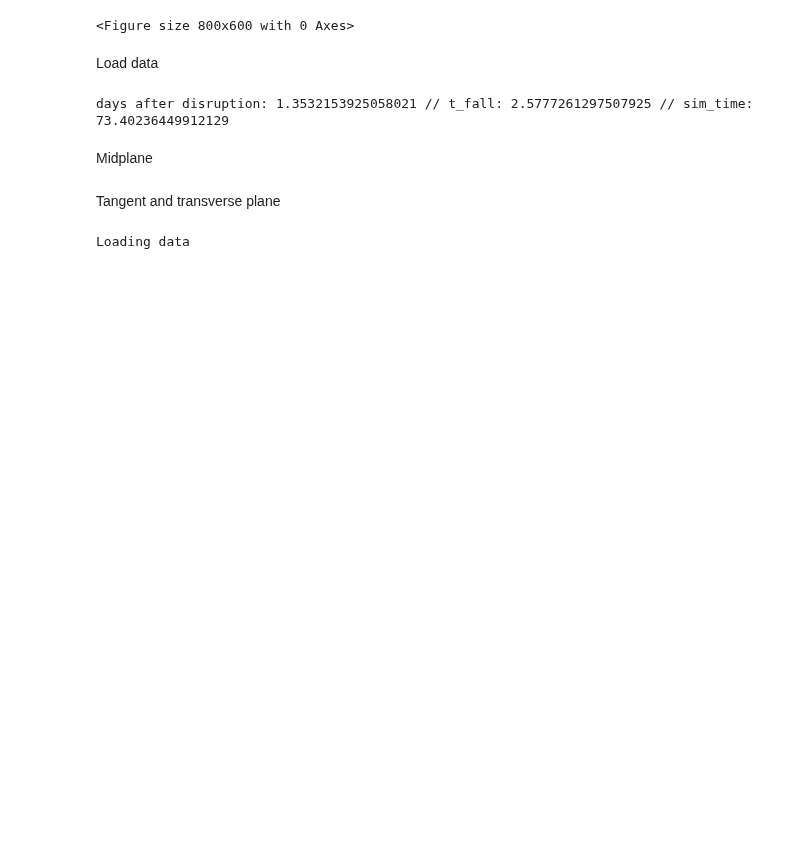
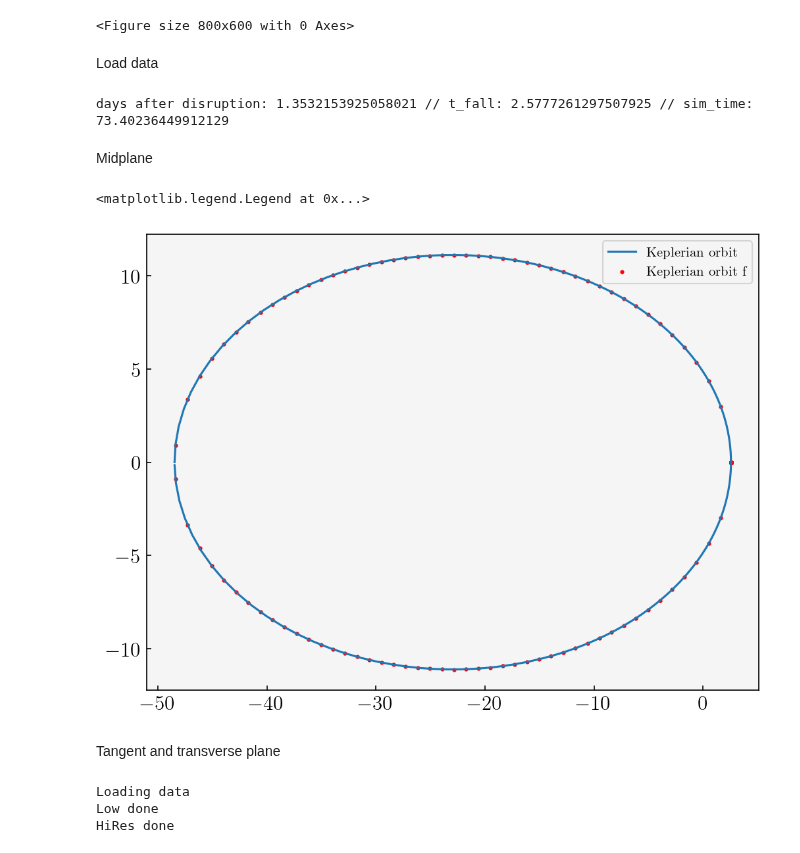
Before and after one commit to rich-tde/tde_wind, a Jupyter notebook: plot_convergence.ipynb, the cells around one changed output. Cells and saved outputs as stored; diff of their text form; code cells hidden in the pictures; blank space fills up the shorter version.

Commit message:
convergence plot for the new maxima points

```diff
--- a/plot_convergence.ipynb
+++ b/plot_convergence.ipynb
@@ -110,36 +115,54 @@ X_midplane1, Y_midplane1, Z_midplane1, dim_midplane1, Mass_midplane1, Den_midpla
 midplane2 = np.abs(data2.Z) < dim_cell2
 X_midplane2, Y_midplane2, Z_midplane2, dim_midplane2, Mass_midplane2, Den_midplane2 = \
     sec.make_slices([data2.X, data2.Y, data2.Z, dim_cell2, data2.Mass, data2.Den], midplane2)
+# %%
+radius_test = np.arange(-2*apo, 2*apo)
+ecc = 0.9
+a = 2*Rt
+f = np.arccos(a*(1-ecc**2)/(radius_test*ecc) - 1/ecc)
+f = np.nan_to_num(f)
+f = np.concatenate((-f,f))
+f_fin = -f
+r_kep_f = orb.keplerian_orbit(f_fin, a, Rp, ecc)
+x_kep_f, y_kep_f = from_cylindric(f_fin, r_kep_f)
+
+r_kep = orb.keplerian_orbit(theta_arr, a, Rp, ecc)
+x_kep, y_kep = from_cylindric(theta_arr, r_kep)
+
+plt.plot(x_kep, y_kep, label = 'Keplerian orbit')
+plt.scatter(x_kep_f, y_kep_f, s= 4, c = 'r', label = 'Keplerian orbit f')
+plt.legend()
+# %% [output]
+<matplotlib.legend.Legend at 0x...>
+[figure, added]
 # %% [markdown]
 Tangent and transverse plane
 # %%
-theta_lim = np.pi#3*np.pi/4
-step = 0.02
-theta_params = [-theta_lim, theta_lim, step]
-theta_arr = np.arange(*theta_params)
-
 # check if the file with the data exist and load it
 try:
+    streamLow = np.load(f'data/{folder}/stream_{check}_{step}.npy')
     print('Loading data')
-    streamLow = np.load(f'data/{folder}/stream_{check}.npy')
     x_orbit, y_orbit, z_orbit = streamLow[0], streamLow[1], streamLow[2]
-    streamMiddle = np.load(f'data/{folder}/stream_{check1}.npy')
+    streamMiddle = np.load(f'data/{folder}/stream_{check1}_{step}.npy')
     x_orbit1, y_orbit1, z_orbit1 = streamMiddle[0], streamMiddle[1], streamMiddle[2]
-    streamRes20 = np.load(f'data/{folder}/stream_{check2}.npy')
+    streamRes20 = np.load(f'data/{folder}/stream_{check2}_{step}.npy')
     x_orbit2, y_orbit2, z_orbit2 = streamRes20[0], streamRes20[1], streamRes20[2]
 # otherwise compute it
 except:
+    print('Computing data')
     x_orbit, y_orbit, z_orbit = orb.find_transverse_maximum(data.X, data.Y, data.Z, dim_cell, data.Den, theta_arr, Rt)
     print('Low done')
     x_orbit1, y_orbit1, z_orbit1 = orb.find_transverse_maximum(data1.X, data1.Y, data1.Z, dim_cell1, data1.Den, theta_arr, Rt)
     print('HiRes done')
     x_orbit2, y_orbit2, z_orbit2 = orb.find_transverse_maximum(data2.X, data2.Y, data2.Z, dim_cell2, data2.Den, theta_arr, Rt)
     # save all above date of orbits on a single file
-    np.save(f'data/{folder}/stream_{check}', [x_orbit, y_orbit, z_orbit])
-    np.save(f'data/{folder}/stream_{check1}', [x_orbit1, y_orbit1, z_orbit1])
-    np.save(f'data/{folder}/stream_{check2}', [x_orbit2, y_orbit2, z_orbit2])
+    np.save(f'data/{folder}/stream_{check}_{step}', [x_orbit, y_orbit, z_orbit])
+    np.save(f'data/{folder}/stream_{check1}_{step}', [x_orbit1, y_orbit1, z_orbit1])
+    np.save(f'data/{folder}/stream_{check2}_{step}', [x_orbit2, y_orbit2, z_orbit2])
 # %% [output]
 Loading data
+Low done
+HiRes done
 # %%
 # Check the transverse and radial max
 # vmaxrho = 5e-8
```
Also changed, not shown: parts of 2 cells of this notebook, 1 other file.
